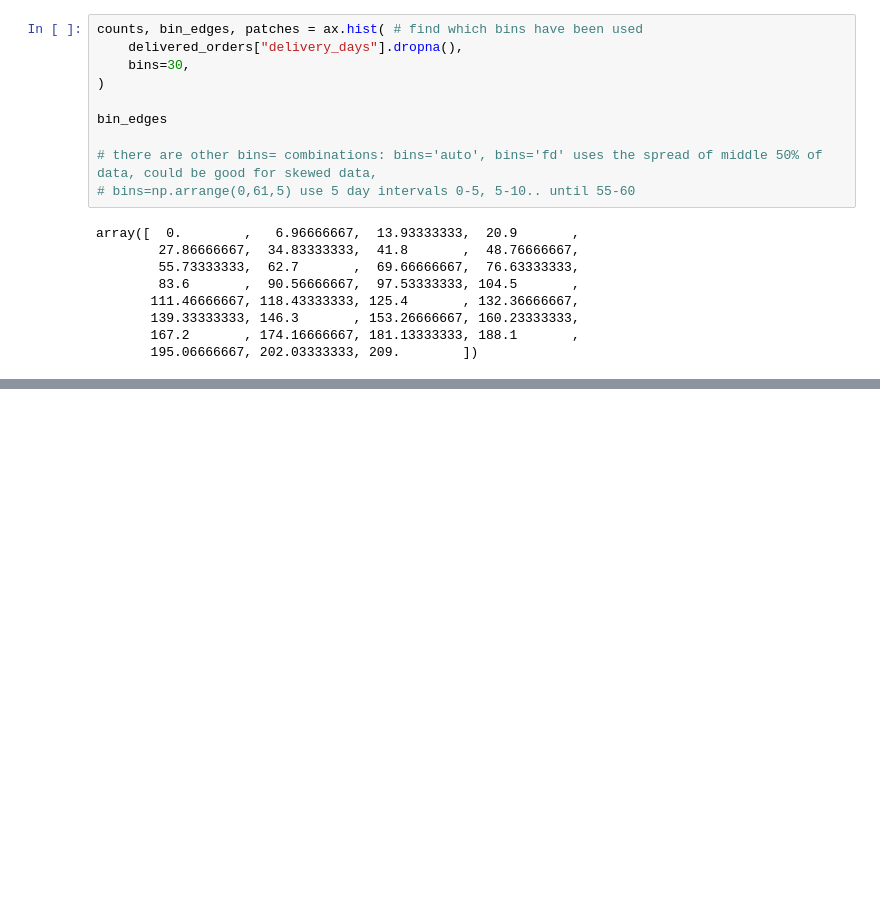
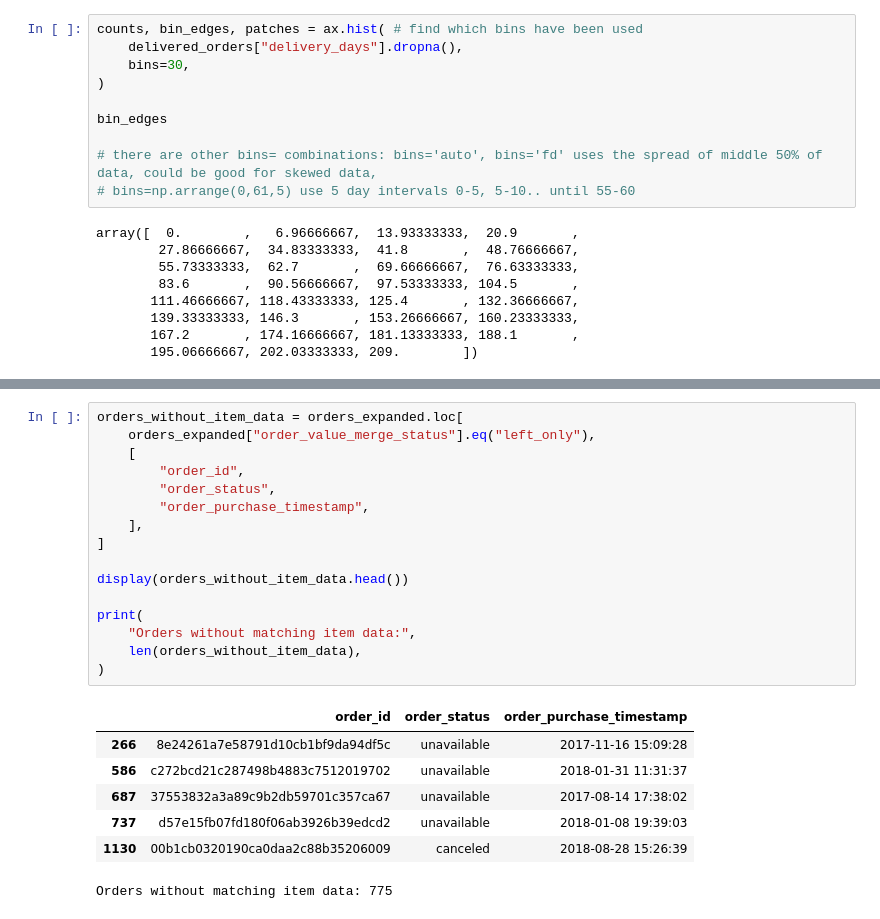
Before and after one commit to ozgur-kv/market-intelligence-pipeline, a Jupyter notebook: notebooks/02_pandas_orders_analysis.ipynb, the cells around one changed output, grey strips where cells are left out. Saved outputs shown, nothing was run; the diff lists cells and outputs as text; blank space fills up the shorter version.

```diff
--- a/notebooks/02_pandas_orders_analysis.ipynb
+++ b/notebooks/02_pandas_orders_analysis.ipynb
@@ -715,0 +766,24 @@ array([  0.        ,   6.96666667,  13.93333333,  20.9       ,
+# %%
+orders_without_item_data = orders_expanded.loc[
+    orders_expanded["order_value_merge_status"].eq("left_only"),
+    [
+        "order_id",
+        "order_status",
+        "order_purchase_timestamp",
+    ],
+]
+
+display(orders_without_item_data.head())
+
+print(
+    "Orders without matching item data:",
+    len(orders_without_item_data),
+)
+# %% [output]
+|  | order_id | order_status | order_purchase_timestamp |
+| 266 | 8e24261a7e58791d10cb1bf9da94df5c | unavailable | 2017-11-16 15:09:28 |
+| 586 | c272bcd21c287498b4883c7512019702 | unavailable | 2018-01-31 11:31:37 |
+| 687 | 37553832a3a89c9b2db59701c357ca67 | unavailable | 2017-08-14 17:38:02 |
+| 737 | d57e15fb07fd180f06ab3926b39edcd2 | unavailable | 2018-01-08 19:39:03 |
+| 1130 | 00b1cb0320190ca0daa2c88b35206009 | canceled | 2018-08-28 15:26:39 |
+Orders without matching item data: 775
```
Also changed, not shown: parts of 10 cells of this notebook.
